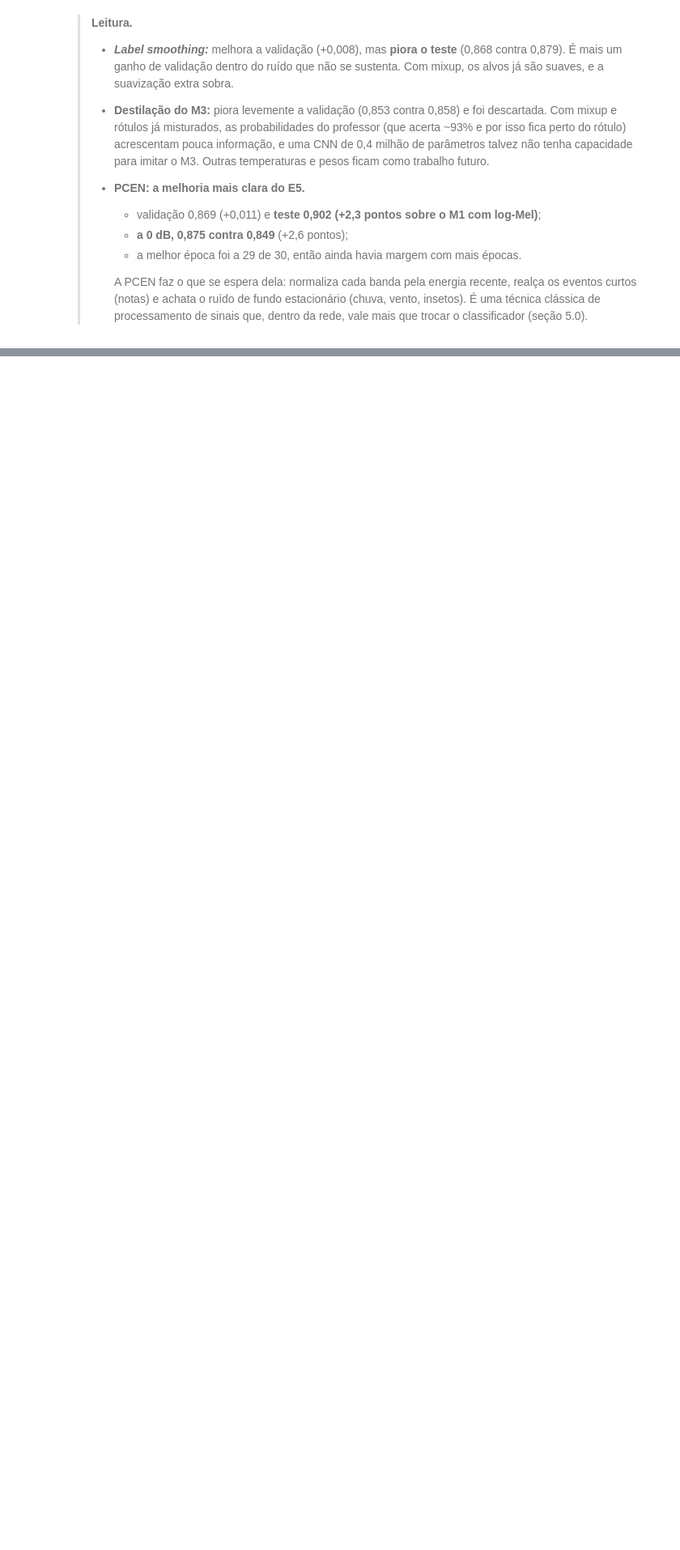
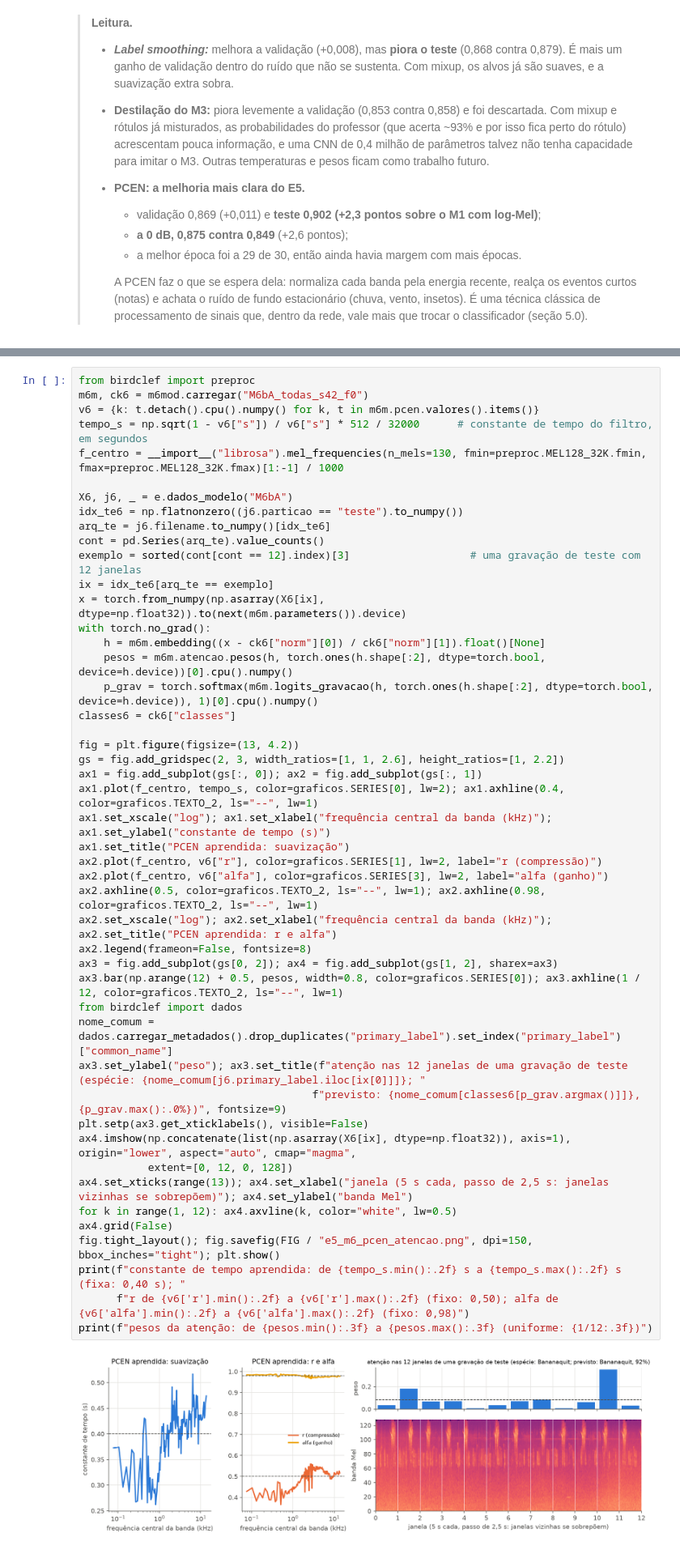
Before and after one commit to Giovanny29/birdclef-dl, a Jupyter notebook: notebooks/05_melhorias.ipynb, the cells around one changed output, grey strips where cells are left out. Shown at 81% size. Drawn from its saved outputs; the diff is of its cells as text; blank space fills up the shorter version.

```diff
--- a/notebooks/05_melhorias.ipynb
+++ b/notebooks/05_melhorias.ipynb
@@ -518,0 +623,49 @@ display(mh.tabela().query("tecnica in ['label smoothing M1', 'destilação M3
+# %%
+from birdclef import preproc
+m6m, ck6 = m6mod.carregar("M6bA_todas_s42_f0")
+v6 = {k: t.detach().cpu().numpy() for k, t in m6m.pcen.valores().items()}
+tempo_s = np.sqrt(1 - v6["s"]) / v6["s"] * 512 / 32000      # constante de tempo do filtro, em segundos
+f_centro = __import__("librosa").mel_frequencies(n_mels=130, fmin=preproc.MEL128_32K.fmin, fmax=preproc.MEL128_32K.fmax)[1:-1] / 1000
+
+X6, j6, _ = e.dados_modelo("M6bA")
+idx_te6 = np.flatnonzero((j6.particao == "teste").to_numpy())
+arq_te = j6.filename.to_numpy()[idx_te6]
+cont = pd.Series(arq_te).value_counts()
+exemplo = sorted(cont[cont == 12].index)[3]                   # uma gravação de teste com 12 janelas
+ix = idx_te6[arq_te == exemplo]
+x = torch.from_numpy(np.asarray(X6[ix], dtype=np.float32)).to(next(m6m.parameters()).device)
+with torch.no_grad():
+    h = m6m.embedding((x - ck6["norm"][0]) / ck6["norm"][1]).float()[None]
+    pesos = m6m.atencao.pesos(h, torch.ones(h.shape[:2], dtype=torch.bool, device=h.device))[0].cpu().numpy()
+    p_grav = torch.softmax(m6m.logits_gravacao(h, torch.ones(h.shape[:2], dtype=torch.bool, device=h.device)), 1)[0].cpu().numpy()
+classes6 = ck6["classes"]
+
+fig = plt.figure(figsize=(13, 4.2))
+gs = fig.add_gridspec(2, 3, width_ratios=[1, 1, 2.6], height_ratios=[1, 2.2])
+ax1 = fig.add_subplot(gs[:, 0]); ax2 = fig.add_subplot(gs[:, 1])
+ax1.plot(f_centro, tempo_s, color=graficos.SERIES[0], lw=2); ax1.axhline(0.4, color=graficos.TEXTO_2, ls="--", lw=1)
+ax1.set_xscale("log"); ax1.set_xlabel("frequência central da banda (kHz)"); ax1.set_ylabel("constante de tempo (s)")
+ax1.set_title("PCEN aprendida: suavização")
+ax2.plot(f_centro, v6["r"], color=graficos.SERIES[1], lw=2, label="r (compressão)")
+ax2.plot(f_centro, v6["alfa"], color=graficos.SERIES[3], lw=2, label="alfa (ganho)")
+ax2.axhline(0.5, color=graficos.TEXTO_2, ls="--", lw=1); ax2.axhline(0.98, color=graficos.TEXTO_2, ls="--", lw=1)
+ax2.set_xscale("log"); ax2.set_xlabel("frequência central da banda (kHz)"); ax2.set_title("PCEN aprendida: r e alfa")
+ax2.legend(frameon=False, fontsize=8)
+ax3 = fig.add_subplot(gs[0, 2]); ax4 = fig.add_subplot(gs[1, 2], sharex=ax3)
+ax3.bar(np.arange(12) + 0.5, pesos, width=0.8, color=graficos.SERIES[0]); ax3.axhline(1 / 12, color=graficos.TEXTO_2, ls="--", lw=1)
+from birdclef import dados
+nome_comum = dados.carregar_metadados().drop_duplicates("primary_label").set_index("primary_label")["common_name"]
+ax3.set_ylabel("peso"); ax3.set_title(f"atenção nas 12 janelas de uma gravação de teste (espécie: {nome_comum[j6.primary_label.iloc[ix[0]]]}; "
+                                     f"previsto: {nome_comum[classes6[p_grav.argmax()]]}, {p_grav.max():.0%})", fontsize=9)
+plt.setp(ax3.get_xticklabels(), visible=False)
+ax4.imshow(np.concatenate(list(np.asarray(X6[ix], dtype=np.float32)), axis=1), origin="lower", aspect="auto", cmap="magma",
+           extent=[0, 12, 0, 128])
+ax4.set_xticks(range(13)); ax4.set_xlabel("janela (5 s cada, passo de 2,5 s: janelas vizinhas se sobrepõem)"); ax4.set_ylabel("banda Mel")
+for k in range(1, 12): ax4.axvline(k, color="white", lw=0.5)
+ax4.grid(False)
+fig.tight_layout(); fig.savefig(FIG / "e5_m6_pcen_atencao.png", dpi=150, bbox_inches="tight"); plt.show()
+print(f"constante de tempo aprendida: de {tempo_s.min():.2f} s a {tempo_s.max():.2f} s (fixa: 0,40 s); "
+      f"r de {v6['r'].min():.2f} a {v6['r'].max():.2f} (fixo: 0,50); alfa de {v6['alfa'].min():.2f} a {v6['alfa'].max():.2f} (fixo: 0,98)")
+print(f"pesos da atenção: de {pesos.min():.3f} a {pesos.max():.3f} (uniforme: {1/12:.3f})")
+# %% [output]
+[figure, added]
```
Also changed, not shown: parts of 13 cells of this notebook, 16 other files.
